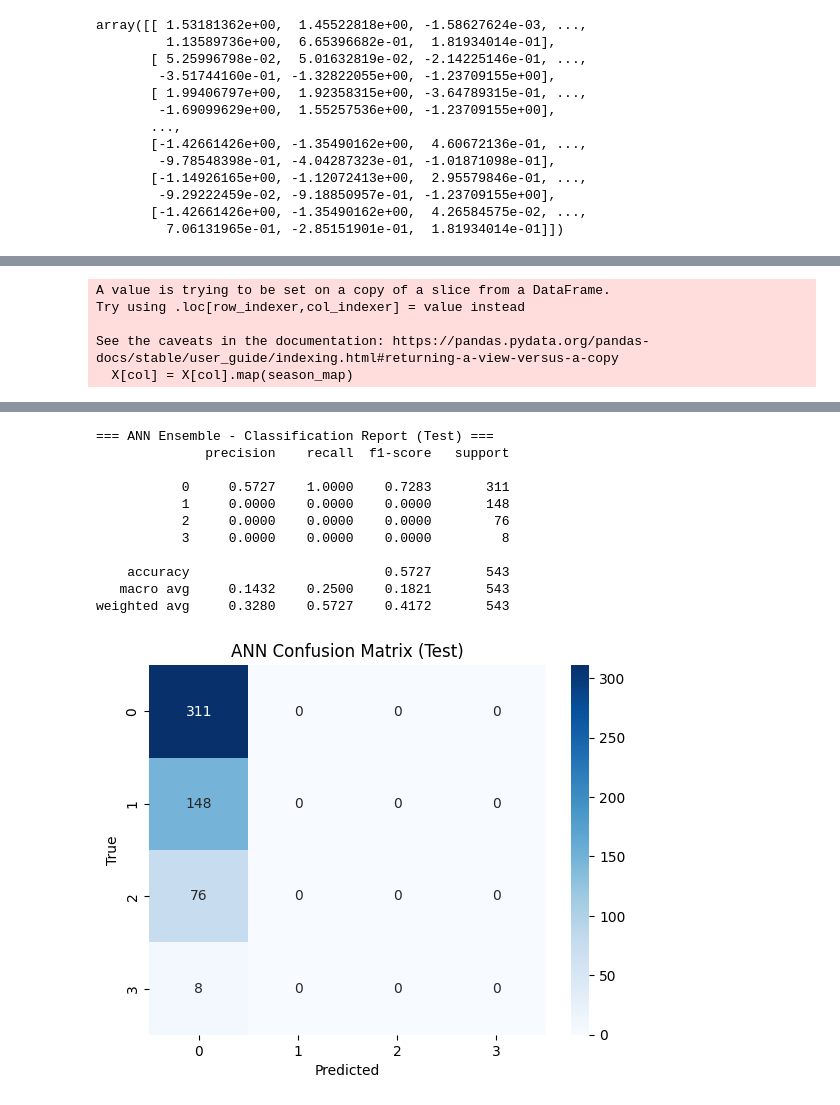
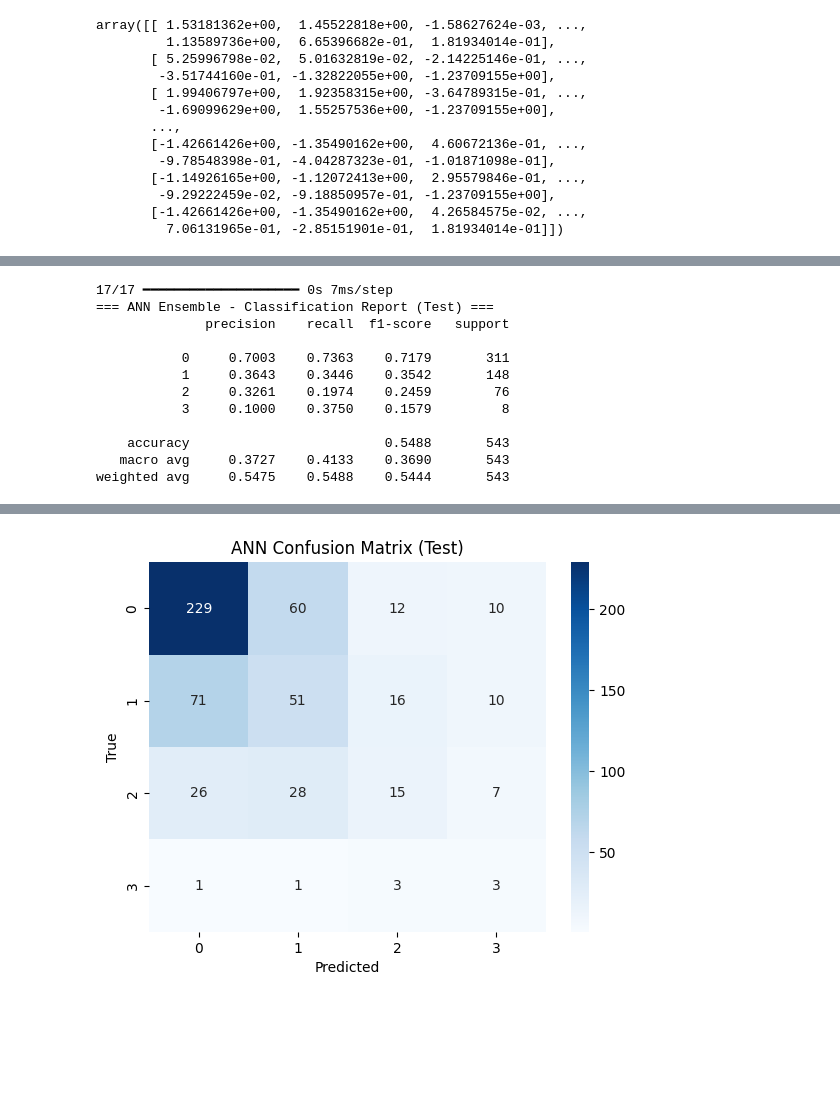
Before and after one commit to dadezz/ML_Problematic_Internet_Use, a Jupyter notebook: src/main.ipynb, the cells around one changed output, grey strips where cells are left out. Cells and saved outputs as stored; diff of their text form; code cells hidden in the pictures; blank space fills up the shorter version.

```diff
--- a/src/main.ipynb
+++ b/src/main.ipynb
@@ -726,7 +715,7 @@ Shape train: (1900, 12)
 Shape val: (1268, 12)
 # %%
 # secondo step tuning automatico
-X_tr_full, y_tr_full, final_model = tune_hyperparameters(X_tr_aug, y_tr, X_val_aug, y_val, n_features_aug, 4, class_weights)
+final_model = tune_hyperparameters(X_tr_aug, y_tr, X_val_aug, y_val, n_features_aug, 4, class_weights)
 # %% [output]
 Reloading Tuner from my_keras_tuner\dwm_tuning\tuner0.json
 
@@ -745,6 +734,14 @@ Reloading Tuner from my_keras_tuner\dwm_tuning\tuner0.json
 WARNING:absl:You are saving your model as an HDF5 file via `model.save()` or `keras.saving.save_model(model)`. This file format is considered legacy. We recommend using instead the native Keras format ...
 # %% [markdown]
 # Test dei modelli
+# %%
+X_test11 = X_test.copy()
+X_test11 = X_test11[features_list]
+
+X_test11 = season_map(X_test11)
+
+X_test_imputed = imputer.transform(X_test11)
+X_test_scaled = scaler.transform(X_test_imputed)
 # %%
 X_tr
 # %% [output]
@@ -978,9 +916,16 @@ weighted avg     0.5608    0.4733    0.5005       543
 # %%
 
-test_ann_pipeline(X_test11, y_test, final_model, rf)
+test_ann_pipeline(X_test_scaled, y_test, final_model, rf)
 # %% [output]
-A value is trying to be set on a copy of a slice from a DataFrame.
-Try using .loc[row_indexer,col_indexer] = value instead
+17/17 ━━━━━━━━━━━━━━━━━━━━ 0s 7ms/step
+=== ANN Ensemble - Classification Report (Test) ===
+              precision    recall  f1-score   support
 
-See the caveats in the documentation: https://pandas.pydata.org/pandas-docs/stable/user_guide/indexing.html#returning-a-view-versus-a-copy
-  X[col] = X[col].map(season_map)
+           0     0.7003    0.7363    0.7179       311
+           1     0.3643    0.3446    0.3542       148
+           2     0.3261    0.1974    0.2459        76
+           3     0.1000    0.3750    0.1579         8
+
+    accuracy                         0.5488       543
+   macro avg     0.3727    0.4133    0.3690       543
+weighted avg     0.5475    0.5488    0.5444       543
@@ -988,12 +932 @@ See the caveats in the documentation: https://pandas.pydata.org/pandas-docs/stab
-=== ANN Ensemble - Classification Report (Test) ===
-              precision    recall  f1-score   support
-
-           0     0.5727    1.0000    0.7283       311
-           1     0.0000    0.0000    0.0000       148
-           2     0.0000    0.0000    0.0000        76
-           3     0.0000    0.0000    0.0000         8
-
-    accuracy                         0.5727       543
-   macro avg     0.1432    0.2500    0.1821       543
-weighted avg     0.3280    0.5727    0.4172       543
-[figure, old version]
+[figure, new version]
```
Also changed, not shown: parts of 8 cells of this notebook, 3 other files.
